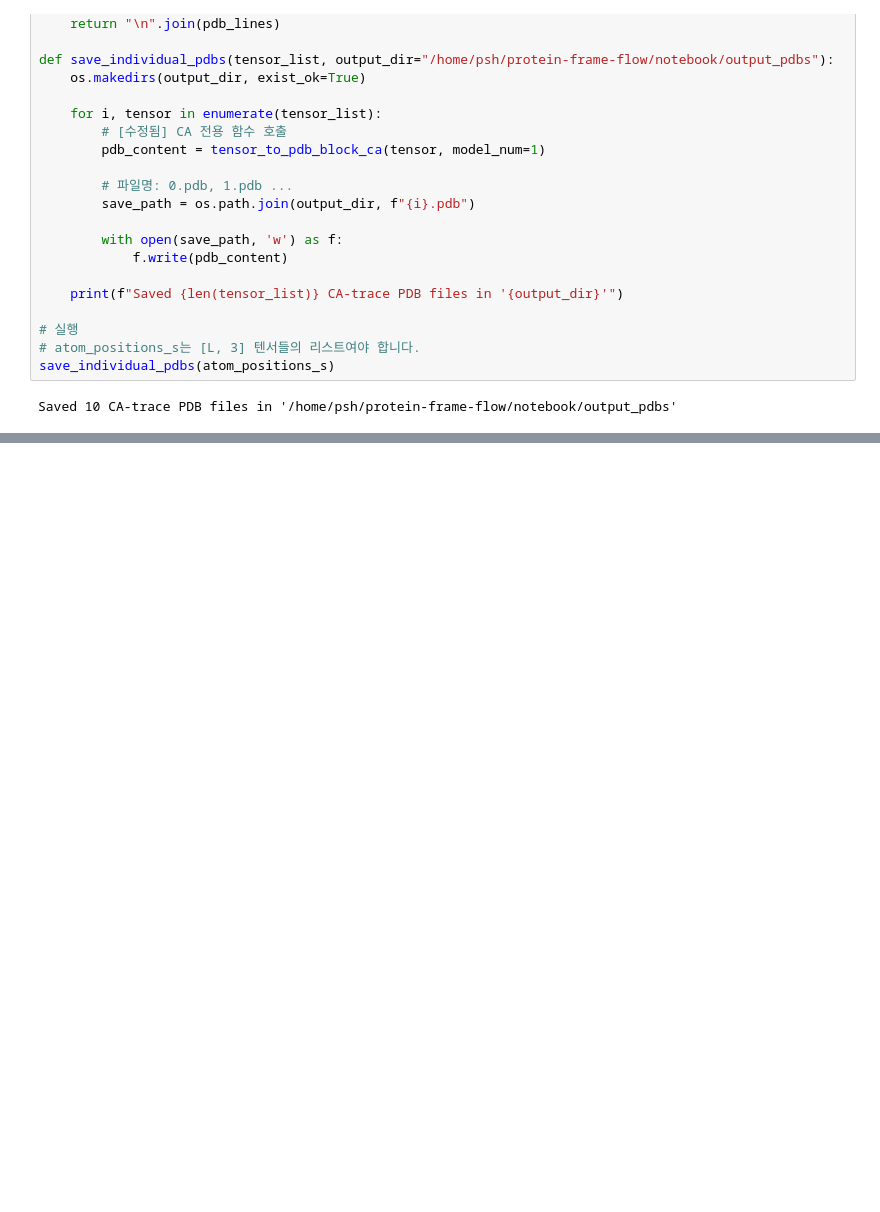
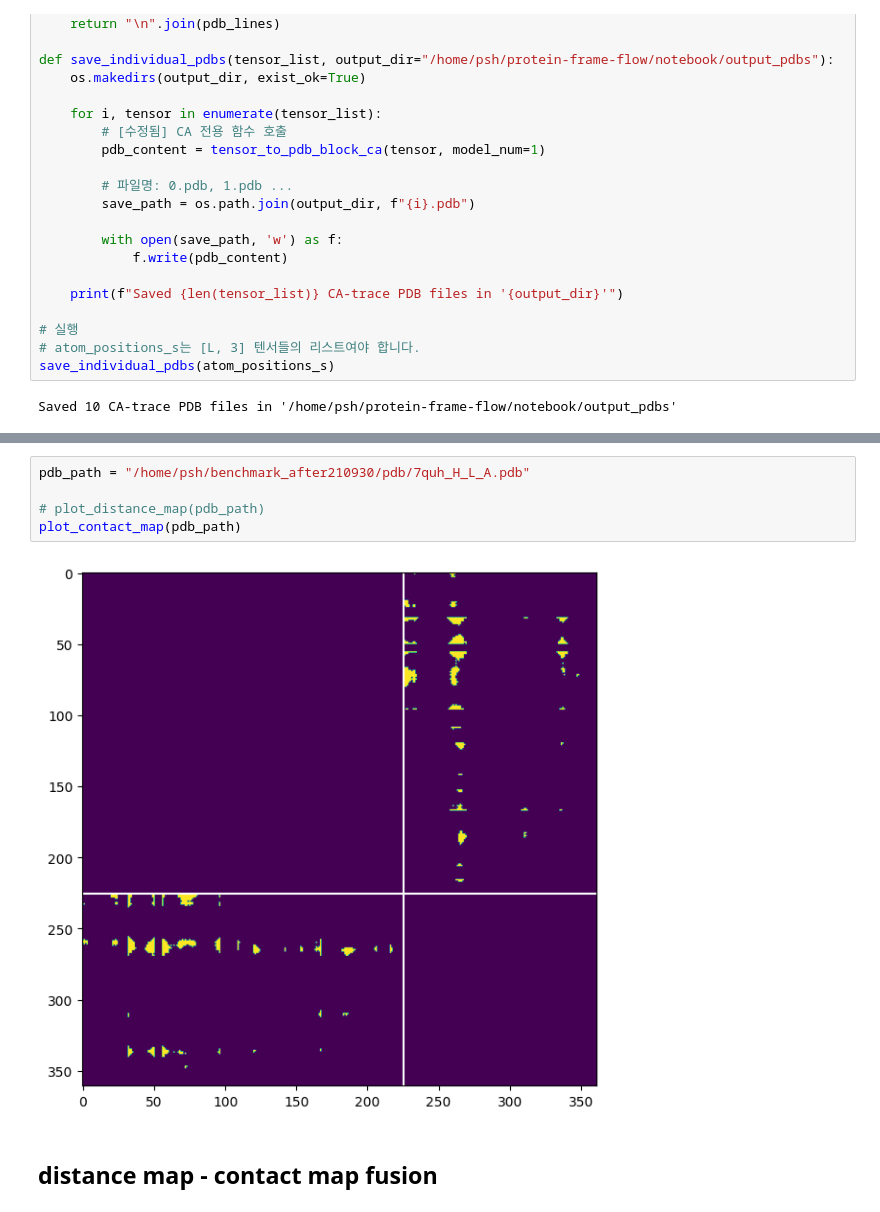
Before and after one commit to shp2001/protein-frame-flow, a Jupyter notebook: notebook/random_rot_trans.ipynb, the cells around one changed output, grey strips where cells are left out. Drawn from its saved outputs; the diff is of its cells as text; blank space fills up the shorter version.

```diff
--- a/notebook/random_rot_trans.ipynb
+++ b/notebook/random_rot_trans.ipynb
@@ -187,0 +340,9 @@ Saved 10 CA-trace PDB files in '/home/psh/protein-frame-flow/notebook/output_pdb
+# %%
+pdb_path = "/home/psh/benchmark_after210930/pdb/7quh_H_L_A.pdb"
+
+# plot_distance_map(pdb_path)
+plot_contact_map(pdb_path)
+# %% [output]
+[figure, added]
+# %% [markdown]
+## distance map - contact map fusion
```
Also changed, not shown: parts of 6 cells of this notebook, 13 other files.
